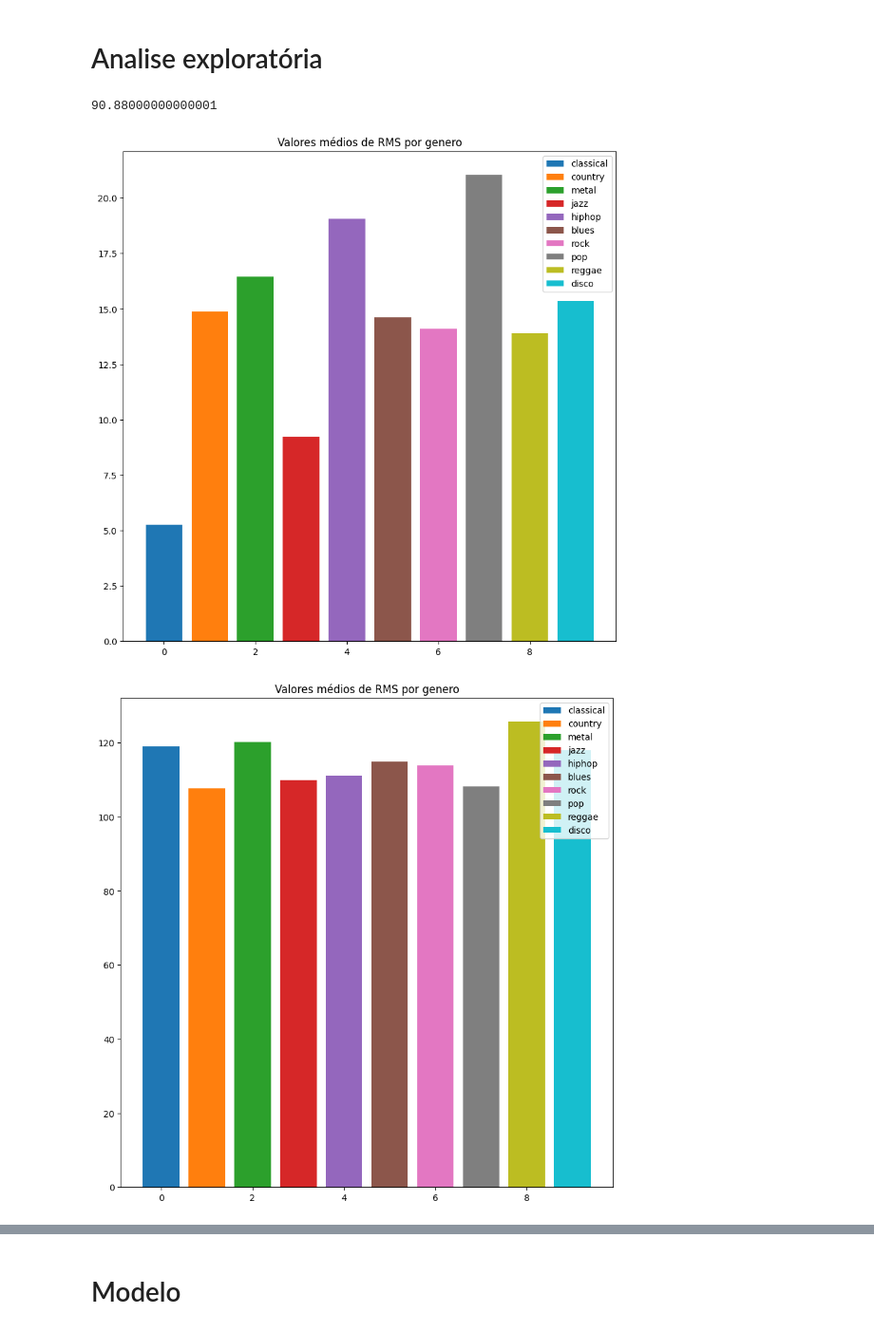
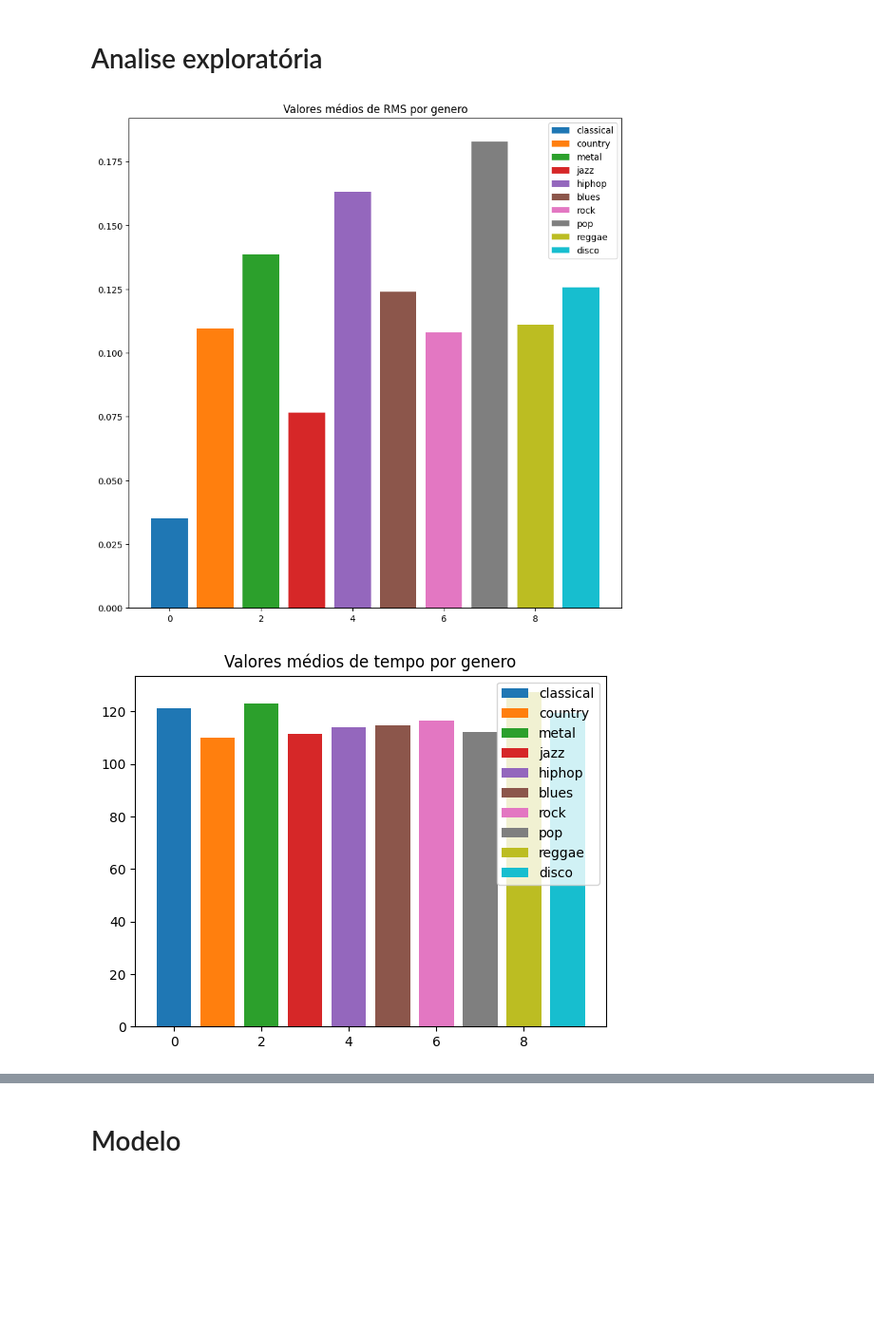
Before and after one commit to Ayrsz/GenreRecognizer, a Jupyter notebook: Model.ipynb, the cells around one changed output, grey strips where cells are left out. Shown at 95% size. Cells and saved outputs as stored; diff of their text form; code cells hidden in the pictures; blank space fills up the shorter version.

```diff
--- a/Model.ipynb
+++ b/Model.ipynb
@@ -72,6 +70,9 @@ dtypes: float64(35), object(4)
 memory usage: 1.8+ MB
 # %% [markdown]
 # Treating data
+# %%
+labeling = lambda name : name.split("_")[0]
+data["label"] = data["label"].apply(labeling)
 # %%
 unvetorize = lambda num: float(num.strip("[]"))
 
@@ -89,9 +90,6 @@ data["dir_image"] = data["dir_image"].apply(change_dir)
 label_mapping = {label: int(idx) for idx, label in enumerate(data["label"].unique())}
 label_unmapping = {int(idx) : label for label, idx in label_mapping.items()}
 data["label"] = data["label"].map(label_mapping)
-# %%
-normer = lambda x: 10*x
-data["rms_mean"] = data["rms_mean"].pipe(normer)
 # %%
 data = data.dropna()
 # %% [markdown]
@@ -102,7 +100,7 @@ def plot_rms_per_genre(df):
     means = {}
 
 
-    print(df["rms_mean"].max())
+
     for label in labels:
 
         df.head()
@@ -126,34 +124,33 @@ def plot_rms_per_genre(df):
 plot_rms_per_genre(data)
 #data.head()
 # %% [output]
-90.88000000000001
-[figure, old version]
+[figure, new version]
 # %%
 def plot_tempo(df):
     labels = np.unique(df["label"])
     means = {}
 
     for label in labels:
 
         df.head()
 
         name_genre = label_unmapping[label]
 
         tempo_genere = df[df["label"] == label]["tempo"]
         mean = tempo_genere.mean()
         means[name_genre] = mean
 
     i = 0
-    plt.figure(figsize= (10, 10))
-    plt.title("Valores médios de RMS por genero")
+   # plt.figure(figsize= (10, 10))
+    plt.title("Valores médios de tempo por genero")
     for (label, value) in means.items():
         plt.bar(i, value)
         i = i + 1
 
     plt.legend(means.keys())
    # plt.
 
 plot_tempo(data)
 #data.head()
 # %% [output]
-[figure, old version]
+[figure, new version]
```
Also changed, not shown: parts of 9 cells of this notebook, 3 other files.
